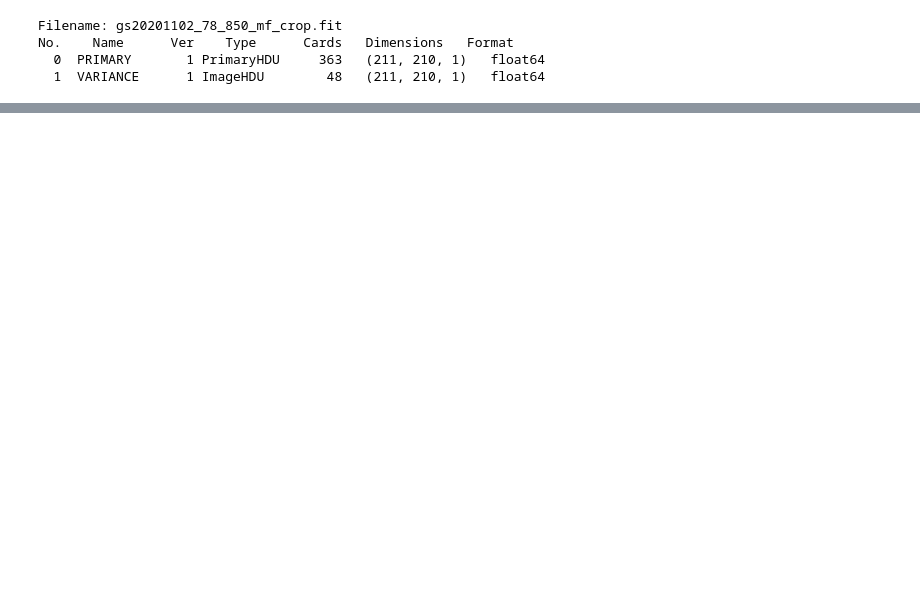
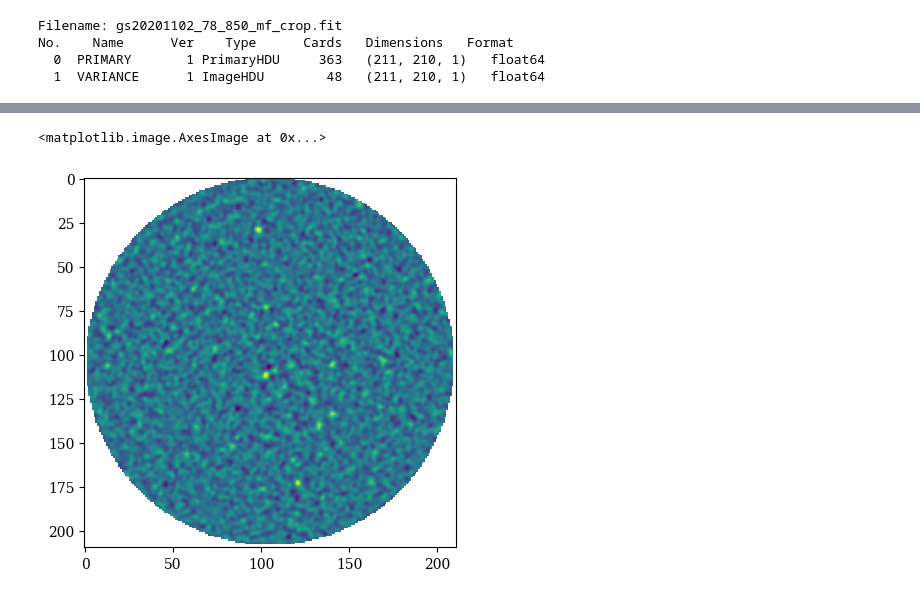
Before and after one commit to Lim1029/SIF3004, a Jupyter notebook: plot_hisb.ipynb, the cells around one changed output, grey strips where cells are left out. Cells and saved outputs as stored; diff of their text form; code cells hidden in the pictures; blank space fills up the shorter version.

```diff
--- a/plot_hisb.ipynb
+++ b/plot_hisb.ipynb
@@ -21,0 +58,5 @@ array([[[nan, nan, nan, ..., nan, nan, nan],
+# %%
+plt.imshow(fits.open('gs20201102_78_850_snr_crop.fit')[0].data[0])
+# %% [output]
+<matplotlib.image.AxesImage at 0x...>
+[figure, added]
```
Also changed, not shown: parts of 5 cells of this notebook, 7 other files.
